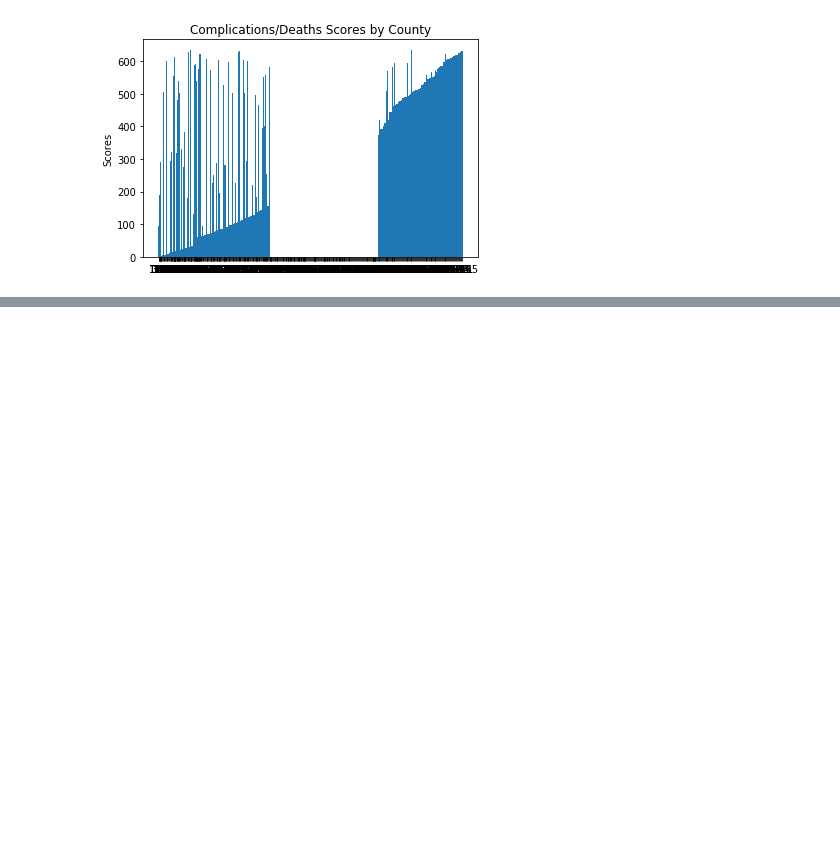
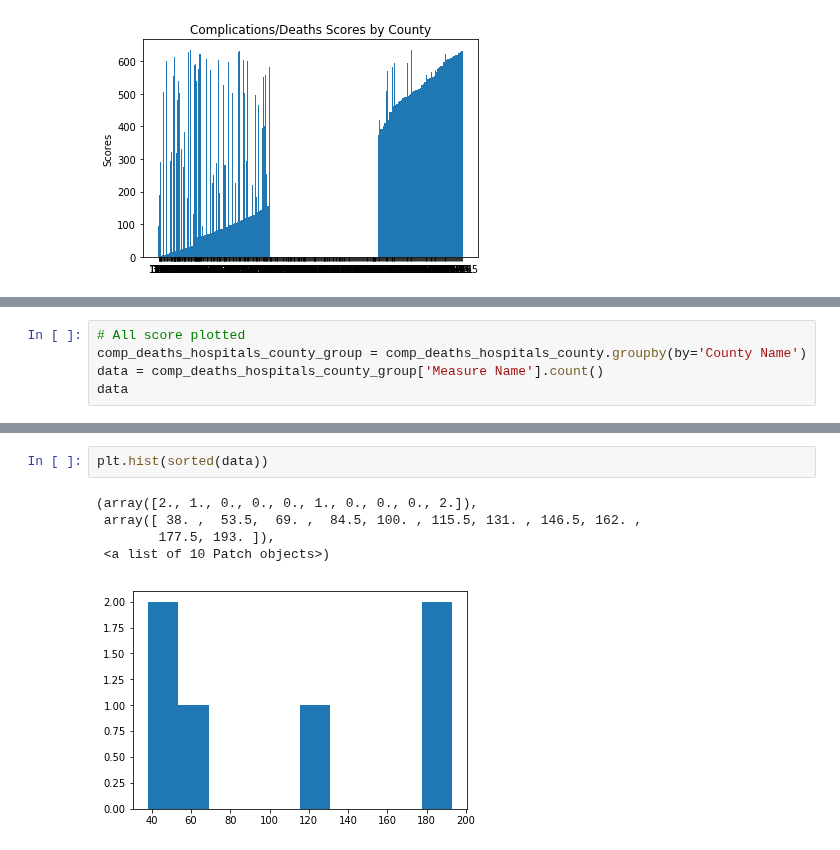
Before and after one commit to TedMur/SnakeBait, a Jupyter notebook: Data/Jazzy Bars.ipynb, the cells around one changed output, grey strips where cells are left out. Saved outputs shown, nothing was run; the diff lists cells and outputs as text; blank space fills up the shorter version.

```diff
--- a/Data/Jazzy Bars.ipynb
+++ b/Data/Jazzy Bars.ipynb
@@ -209,0 +247,5 @@ plt.show()
+# %%
+# All score plotted
+comp_deaths_hospitals_county_group = comp_deaths_hospitals_county.groupby(by='County Name')
+data = comp_deaths_hospitals_county_group['Measure Name'].count()
+data
@@ -209,0 +284,8 @@ plt.show()
+# %%
+plt.hist(sorted(data))
+# %% [output]
+(array([2., 1., 0., 0., 0., 1., 0., 0., 0., 2.]),
+ array([ 38. ,  53.5,  69. ,  84.5, 100. , 115.5, 131. , 146.5, 162. ,
+        177.5, 193. ]),
+ <a list of 10 Patch objects>)
+[figure, added]
```
Also changed, not shown: parts of 11 cells of this notebook, 3 other files.
